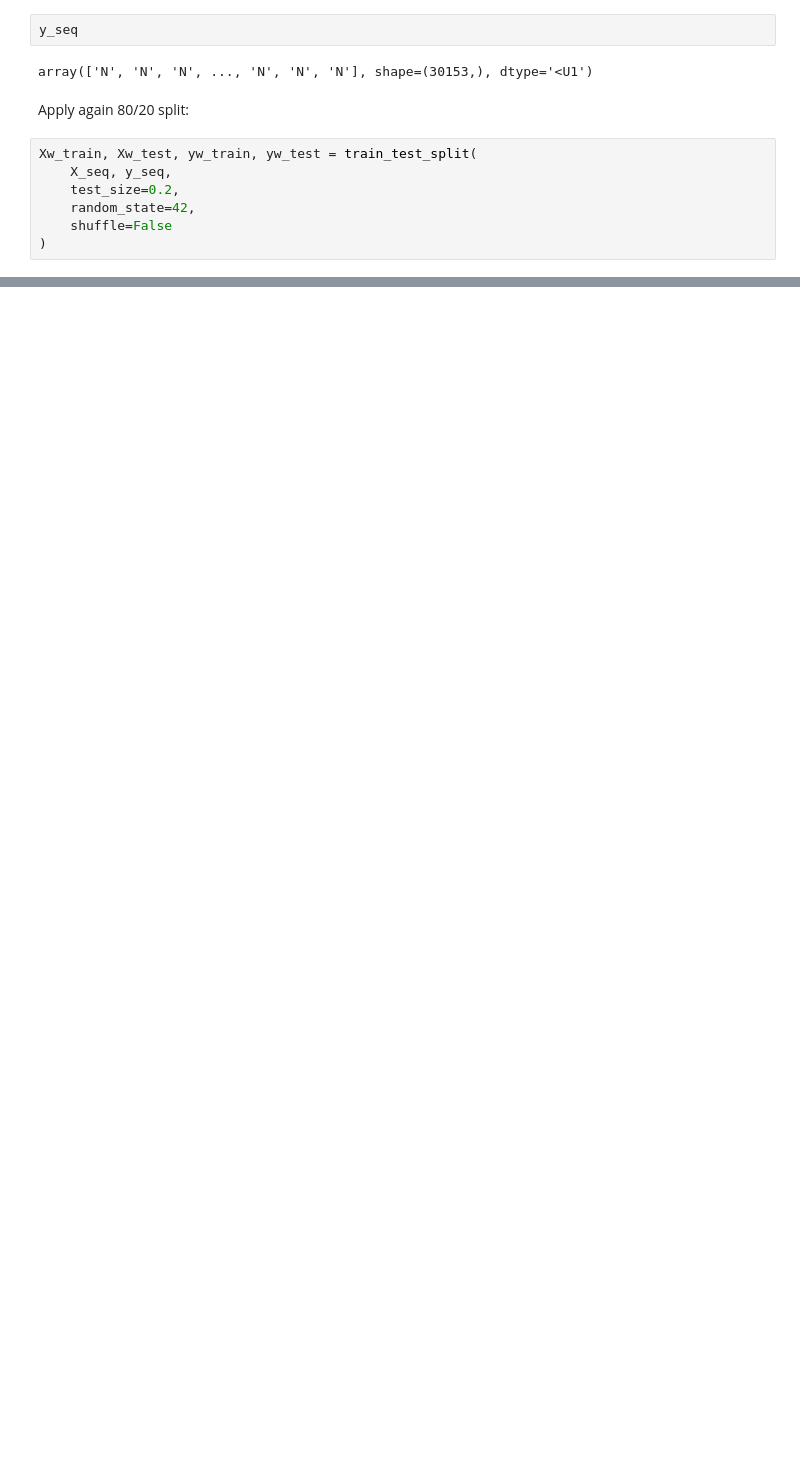
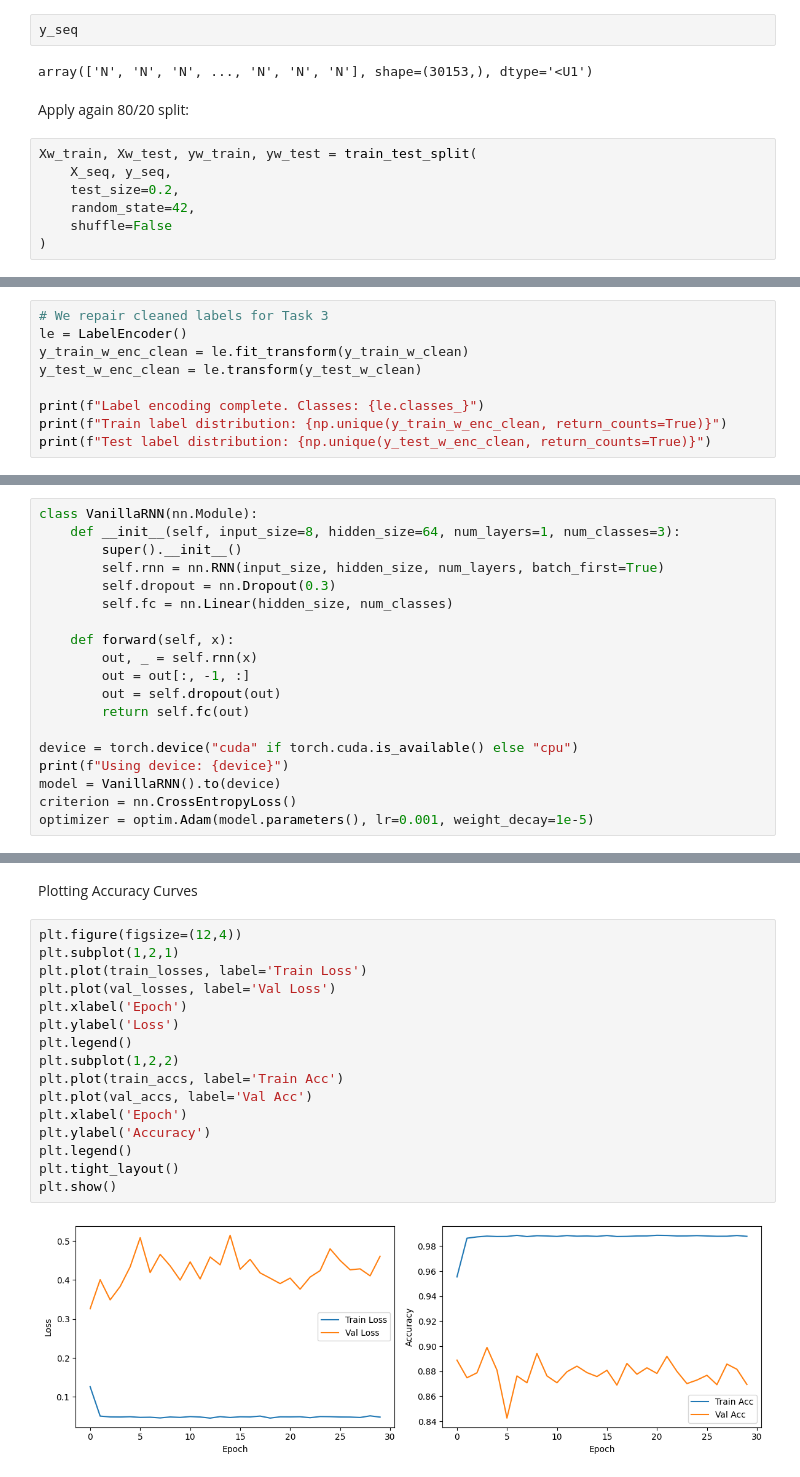
Before and after one commit to IvanPL-URV/A3-Machine-Learning, a Jupyter notebook: Team14_TimeSeries.ipynb, the cells around one changed output, grey strips where cells are left out. Drawn from its saved outputs; the diff is of its cells as text; blank space fills up the shorter version.

Commit message:
Task 3 i 3.5 més eexplicació del pq s'ha fet el que s'ha fet. A més modificat una cosa del task 2

```diff
--- a/Team14_TimeSeries.ipynb
+++ b/Team14_TimeSeries.ipynb
@@ -365,0 +439,9 @@ Xw_train, Xw_test, yw_train, yw_test = train_test_split(
+# %%
+# We repair cleaned labels for Task 3
+le = LabelEncoder()
+y_train_w_enc_clean = le.fit_transform(y_train_w_clean)
+y_test_w_enc_clean = le.transform(y_test_w_clean)
+
+print(f"Label encoding complete. Classes: {le.classes_}")
+print(f"Train label distribution: {np.unique(y_train_w_enc_clean, return_counts=True)}")
+print(f"Test label distribution: {np.unique(y_test_w_enc_clean, return_counts=True)}")
@@ -365,0 +494,19 @@ Xw_train, Xw_test, yw_train, yw_test = train_test_split(
+# %%
+class VanillaRNN(nn.Module):
+    def __init__(self, input_size=8, hidden_size=64, num_layers=1, num_classes=3):
+        super().__init__()
+        self.rnn = nn.RNN(input_size, hidden_size, num_layers, batch_first=True)
+        self.dropout = nn.Dropout(0.3)
+        self.fc = nn.Linear(hidden_size, num_classes)
+
+    def forward(self, x):
+        out, _ = self.rnn(x)
+        out = out[:, -1, :]
+        out = self.dropout(out)
+        return self.fc(out)
+
+device = torch.device("cuda" if torch.cuda.is_available() else "cpu")
+print(f"Using device: {device}")
+model = VanillaRNN().to(device)
+criterion = nn.CrossEntropyLoss()
+optimizer = optim.Adam(model.parameters(), lr=0.001, weight_decay=1e-5)
@@ -365,0 +584,20 @@ Xw_train, Xw_test, yw_train, yw_test = train_test_split(
+# %% [markdown]
+Plotting Accuracy Curves
+# %%
+plt.figure(figsize=(12,4))
+plt.subplot(1,2,1)
+plt.plot(train_losses, label='Train Loss')
+plt.plot(val_losses, label='Val Loss')
+plt.xlabel('Epoch')
+plt.ylabel('Loss')
+plt.legend()
+plt.subplot(1,2,2)
+plt.plot(train_accs, label='Train Acc')
+plt.plot(val_accs, label='Val Acc')
+plt.xlabel('Epoch')
+plt.ylabel('Accuracy')
+plt.legend()
+plt.tight_layout()
+plt.show()
+# %% [output]
+[figure, added]
```
Also changed, not shown: parts of 55 cells of this notebook, 1 other file.
